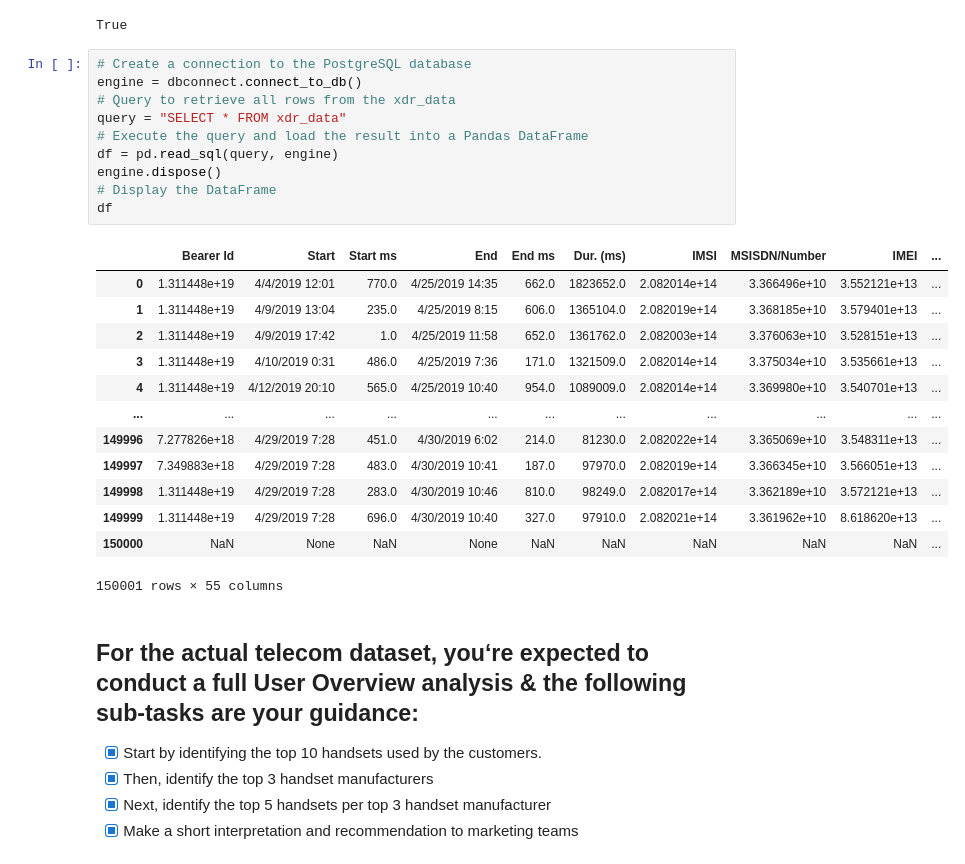
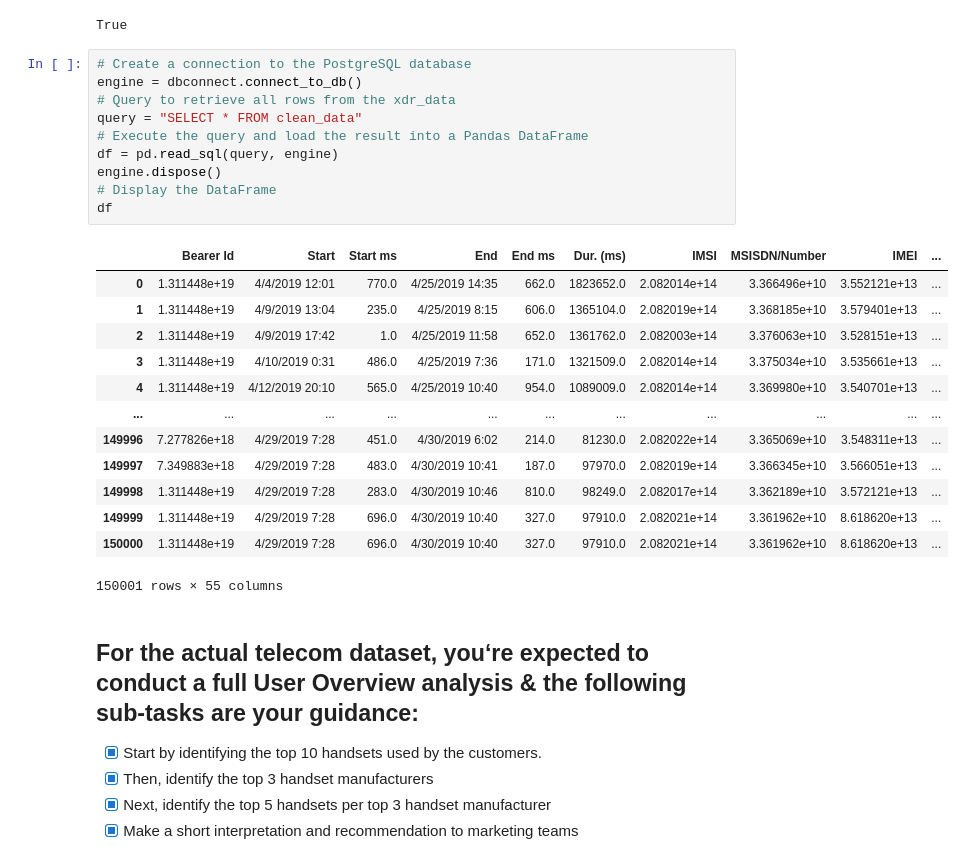
Before and after one commit to Azizadx/user_analytics_in_the_telecommunication, a Jupyter notebook: notebooks/user_overview_analysis/user_behavior_analysis.ipynb, the cells around one changed output. Cells and saved outputs as stored; diff of their text form.

Commit message:
feat: implement the EDA with new tables

```diff
--- a/notebooks/user_overview_analysis/user_behavior_analysis.ipynb
+++ b/notebooks/user_overview_analysis/user_behavior_analysis.ipynb
@@ -26,26 +26,26 @@ True
 # %%
 # Create a connection to the PostgreSQL database
 engine = dbconnect.connect_to_db()
 # Query to retrieve all rows from the xdr_data
-query = "SELECT * FROM xdr_data"
+query = "SELECT * FROM clean_data"
 # Execute the query and load the result into a Pandas DataFrame
 df = pd.read_sql(query, engine)
 engine.dispose()
 # Display the DataFrame
 df
 # %% [output]
 |  | Bearer Id | Start | Start ms | End | End ms | Dur. (ms) | IMSI | MSISDN/Number | IMEI | ... |
 | 0 | 1.311448e+19 | 4/4/2019 12:01 | 770.0 | 4/25/2019 14:35 | 662.0 | 1823652.0 | 2.082014e+14 | 3.366496e+10 | 3.552121e+13 | ... |
 | 1 | 1.311448e+19 | 4/9/2019 13:04 | 235.0 | 4/25/2019 8:15 | 606.0 | 1365104.0 | 2.082019e+14 | 3.368185e+10 | 3.579401e+13 | ... |
 | 2 | 1.311448e+19 | 4/9/2019 17:42 | 1.0 | 4/25/2019 11:58 | 652.0 | 1361762.0 | 2.082003e+14 | 3.376063e+10 | 3.528151e+13 | ... |
 | 3 | 1.311448e+19 | 4/10/2019 0:31 | 486.0 | 4/25/2019 7:36 | 171.0 | 1321509.0 | 2.082014e+14 | 3.375034e+10 | 3.535661e+13 | ... |
 | 4 | 1.311448e+19 | 4/12/2019 20:10 | 565.0 | 4/25/2019 10:40 | 954.0 | 1089009.0 | 2.082014e+14 | 3.369980e+10 | 3.540701e+13 | ... |
 | ... | ... | ... | ... | ... | ... | ... | ... | ... | ... | ... |
 | 149996 | 7.277826e+18 | 4/29/2019 7:28 | 451.0 | 4/30/2019 6:02 | 214.0 | 81230.0 | 2.082022e+14 | 3.365069e+10 | 3.548311e+13 | ... |
 | 149997 | 7.349883e+18 | 4/29/2019 7:28 | 483.0 | 4/30/2019 10:41 | 187.0 | 97970.0 | 2.082019e+14 | 3.366345e+10 | 3.566051e+13 | ... |
 | 149998 | 1.311448e+19 | 4/29/2019 7:28 | 283.0 | 4/30/2019 10:46 | 810.0 | 98249.0 | 2.082017e+14 | 3.362189e+10 | 3.572121e+13 | ... |
 | 149999 | 1.311448e+19 | 4/29/2019 7:28 | 696.0 | 4/30/2019 10:40 | 327.0 | 97910.0 | 2.082021e+14 | 3.361962e+10 | 8.618620e+13 | ... |
-| 150000 | NaN | None | NaN | None | NaN | NaN | NaN | NaN | NaN | ... |
+| 150000 | 1.311448e+19 | 4/29/2019 7:28 | 696.0 | 4/30/2019 10:40 | 327.0 | 97910.0 | 2.082021e+14 | 3.361962e+10 | 8.618620e+13 | ... |
 150001 rows × 55 columns
 # %% [markdown]
 ## For the actual telecom dataset, you‘re expected to conduct a full User Overview analysis & the following sub-tasks are your guidance:
```
Also changed, not shown: parts of 8 cells of this notebook, 1 other file.
